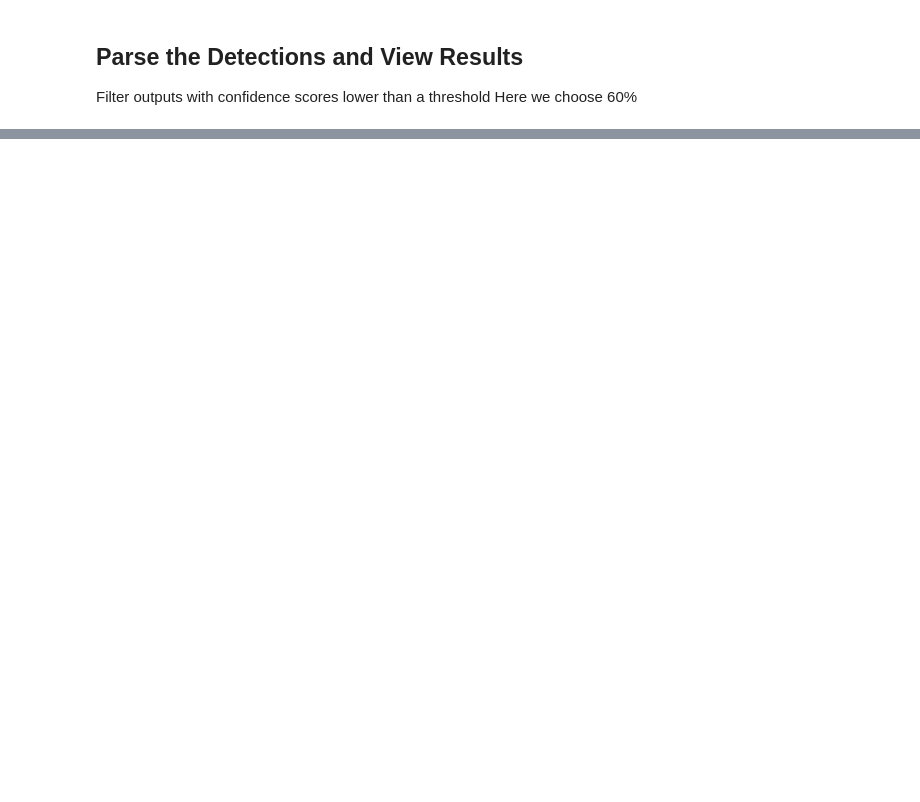
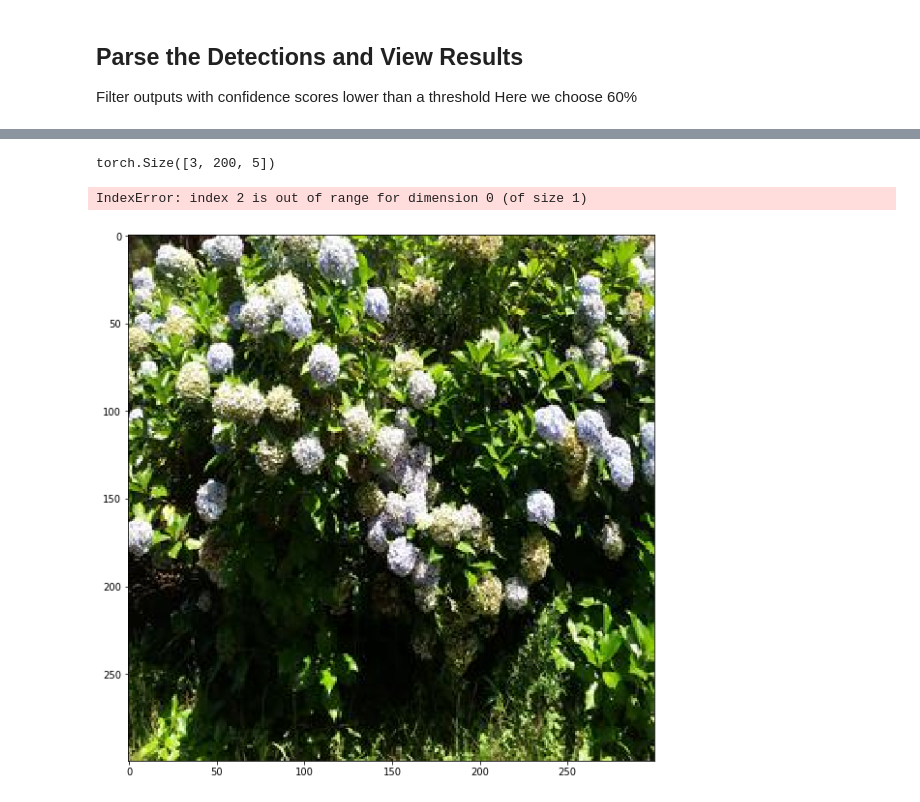
Before and after one commit to christydennison/cs231n-final, a Jupyter notebook: SSD.ipynb, the cells around one changed output, grey strips where cells are left out. Drawn from its saved outputs; the diff is of its cells as text; code cells hidden in the pictures; blank space fills up the shorter version.

```diff
--- a/SSD.ipynb
+++ b/SSD.ipynb
@@ -191,0 +240,43 @@ for i in range(detections.size(1)):
+# %%
+import matplotlib.pyplot as plt
+
+top_k=10
+
+plt.figure(figsize=(10,10))
+colors = plt.cm.hsv(np.linspace(0, 1, 21)).tolist()
+plt.imshow(img)  # plot the image for matplotlib
+currentAxis = plt.gca()
+
+detections = y[0].cpu().data
+print(detections.size())
+scores = y[2].cpu()
+print(y[0].data.size())
+print(y[1].data.size())
+print(y[2].data.size())
+
+# scale each detection back up to the image
+scale = torch.Tensor([img.size[1::-1], img.size[1::-1]])
+for i in range(detections.size(1)):
+    j = 0
+    valid_scores_mask = scores[i].ge(0.6)
+    mask_score = scores[i].masked_select(valid_scores_mask).data
+    coord_cache = []
+    for j in range(len(mask_score)):
+        score = mask_score[j]
+        #print(score)
+        label_name = "hydrangea"
+        display_txt = '%s: %.2f'%(label_name, score)
+        if detections[0,i,0] == 0 and detections[0,i,1] == 0 and detections[0,i,2] == 0 and detections[0,i,3] == 0:
+            continue
+        pt = (y[0].data[0,i]*scale).cpu().numpy()#(detections[i,j,1:]*to_tensor(img)).numpy()
+        coords = (pt[0], pt[1]), pt[2]-pt[0]+1, pt[3]-pt[1]+1
+        #print(y[0].data[0,i].cpu())
+        #print(pt)
+        #print(coords)
+        #color = colors[i]
+        currentAxis.add_patch(plt.Rectangle(*coords, fill=False, edgecolor='blue', linewidth=2))
+        currentAxis.text(pt[0], pt[1], display_txt, bbox={'facecolor':'red', 'alpha':0.5})
+# %% [output]
+torch.Size([3, 200, 5])
+IndexError: index 2 is out of range for dimension 0 (of size 1)
+[figure, added]
```
Also changed, not shown: parts of 13 cells of this notebook, 7 other files.
